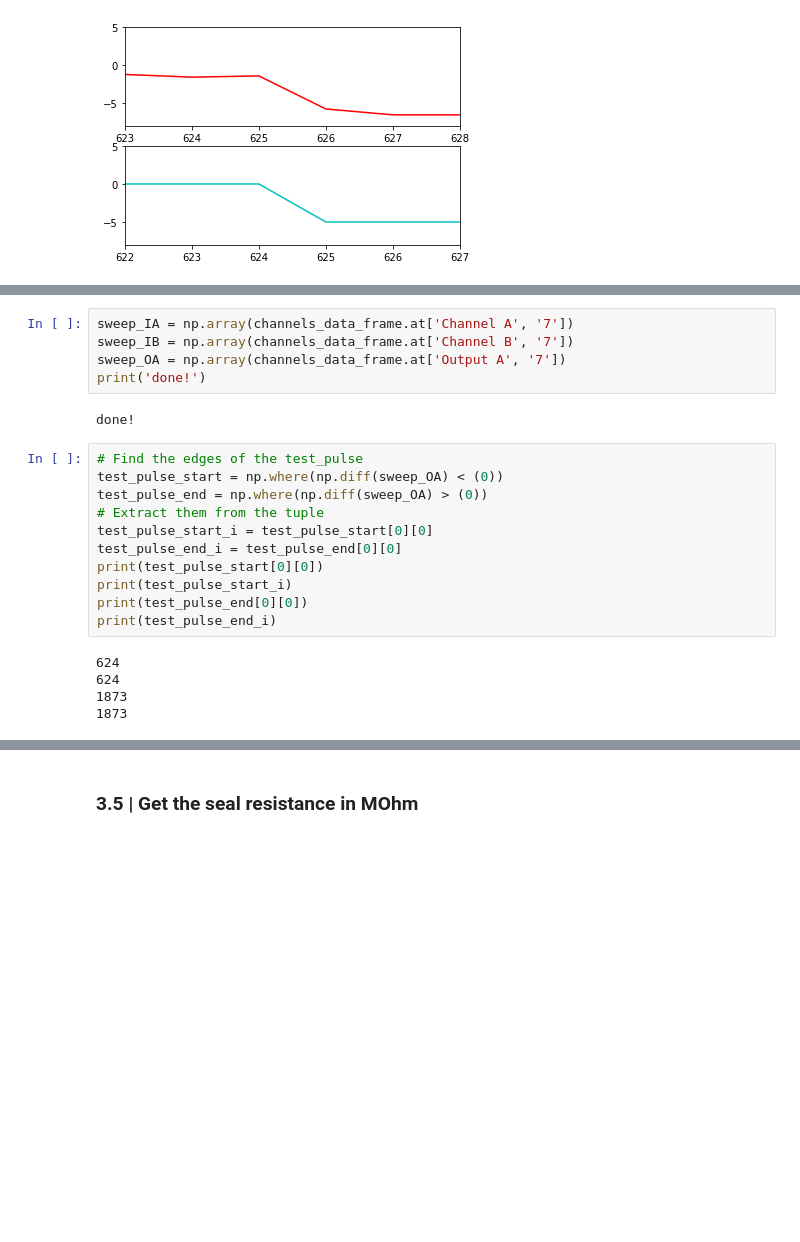
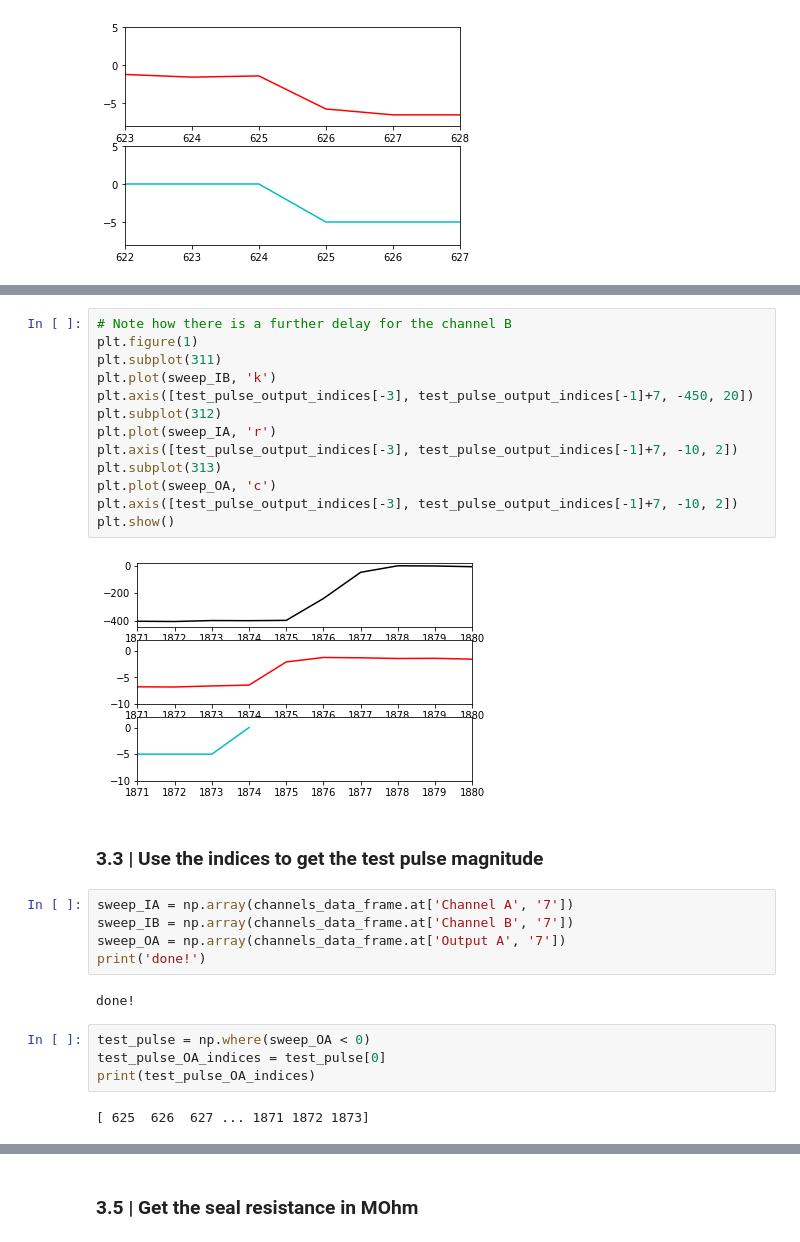
Before and after one commit to opavon/PAG_ephys_analysis, a Jupyter notebook: loose_seal/loose_seal_2_testpulse_Rseal_develop.ipynb, the cells around one changed output, grey strips where cells are left out. Drawn from its saved outputs; the diff is of its cells as text; blank space fills up the shorter version.

```diff
--- a/loose_seal/loose_seal_2_testpulse_Rseal_develop.ipynb
+++ b/loose_seal/loose_seal_2_testpulse_Rseal_develop.ipynb
@@ -277,3 +391,20 @@ __Protocols used:__
+# %%
+# Note how there is a further delay for the channel B
+plt.figure(1)
+plt.subplot(311)
+plt.plot(sweep_IB, 'k')
+plt.axis([test_pulse_output_indices[-3], test_pulse_output_indices[-1]+7, -450, 20])
+plt.subplot(312)
+plt.plot(sweep_IA, 'r')
+plt.axis([test_pulse_output_indices[-3], test_pulse_output_indices[-1]+7, -10, 2])
+plt.subplot(313)
+plt.plot(sweep_OA, 'c')
+plt.axis([test_pulse_output_indices[-3], test_pulse_output_indices[-1]+7, -10, 2])
+plt.show()
+# %% [output]
+[figure, added]
+# %% [markdown]
+### 3.3 | Use the indices to get the test pulse magnitude
 # %%
 sweep_IA = np.array(channels_data_frame.at['Channel A', '7'])
 sweep_IB = np.array(channels_data_frame.at['Channel B', '7'])
@@ -281,21 +412,11 @@ sweep_OA = np.array(channels_data_frame.at['Output A', '7'])
 print('done!')
 # %% [output]
 done!
-# %%
-# Find the edges of the test_pulse
-test_pulse_start = np.where(np.diff(sweep_OA) < (0))
-test_pulse_end = np.where(np.diff(sweep_OA) > (0))
-# Extract them from the tuple
-test_pulse_start_i = test_pulse_start[0][0]
-test_pulse_end_i = test_pulse_end[0][0]
-print(test_pulse_start[0][0])
-print(test_pulse_start_i)
-print(test_pulse_end[0][0])
-print(test_pulse_end_i)
-# %% [output]
-624
-624
-1873
-1873
+# %%
+test_pulse = np.where(sweep_OA < 0)
+test_pulse_OA_indices = test_pulse[0]
+print(test_pulse_OA_indices)
+# %% [output]
+[ 625  626  627 ... 1871 1872 1873]
 # %%
 fig, axs = plt.subplots (3, sharex=True)
```
Also changed, not shown: parts of 28 cells of this notebook.
